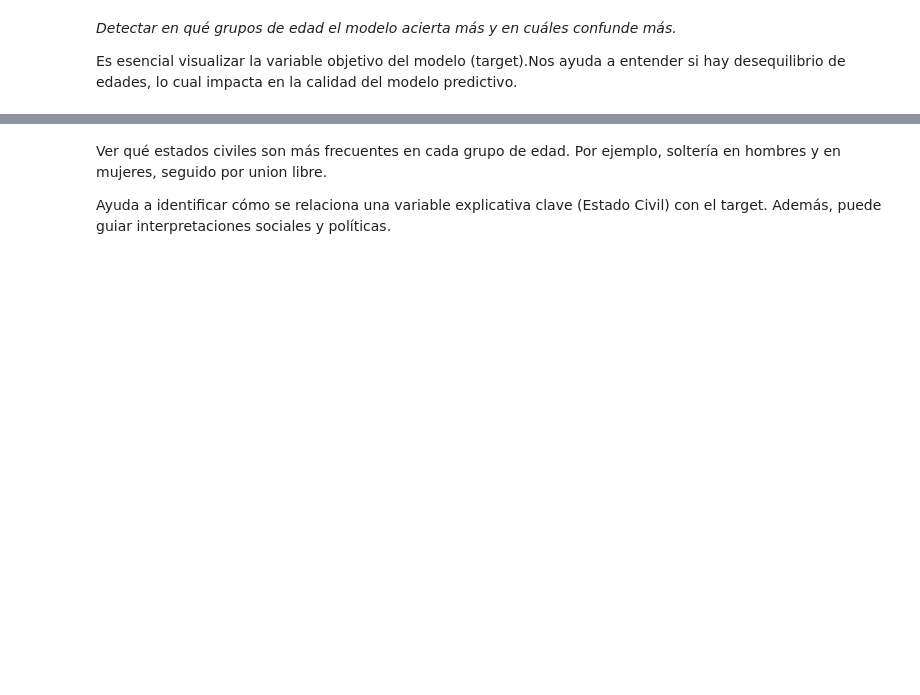
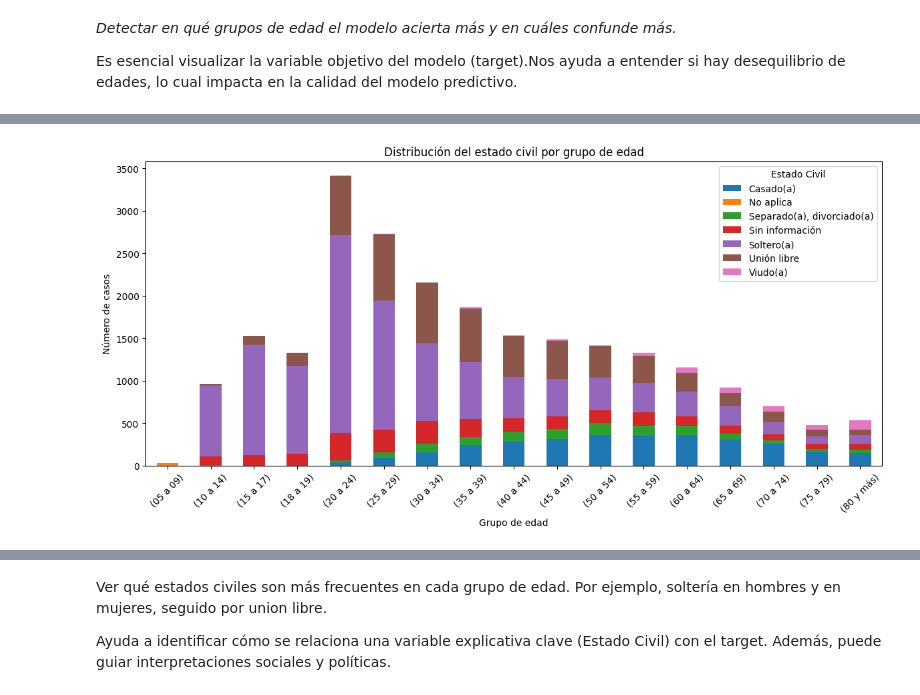
Before and after one commit to stefannyc28/suicidio, a Jupyter notebook: Notebook/Sesion 1.ipynb, the cells around one changed output, grey strips where cells are left out. Drawn from its saved outputs; the diff is of its cells as text; code cells hidden in the pictures; blank space fills up the shorter version.

```diff
--- a/Notebook/Sesion 1.ipynb
+++ b/Notebook/Sesion 1.ipynb
@@ -141,0 +154,11 @@ df = df.dropna(subset=['Estado Civil', 'Grupo de edad de la victima'])
+# %%
+pd.crosstab(df['Grupo de edad de la victima'], df['Estado Civil']).plot(kind='bar', stacked=True, figsize=(12,6))
+plt.title('Distribución del estado civil por grupo de edad')
+plt.xlabel('Grupo de edad')
+plt.ylabel('Número de casos')
+plt.xticks(rotation=45)
+plt.legend(title='Estado Civil')
+plt.tight_layout()
+plt.show()
+# %% [output]
+[figure, added]
```
Also changed, not shown: parts of 6 cells of this notebook.
